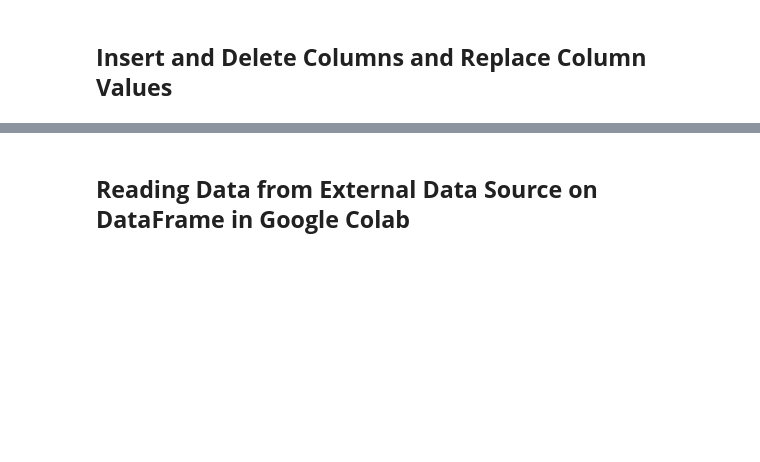
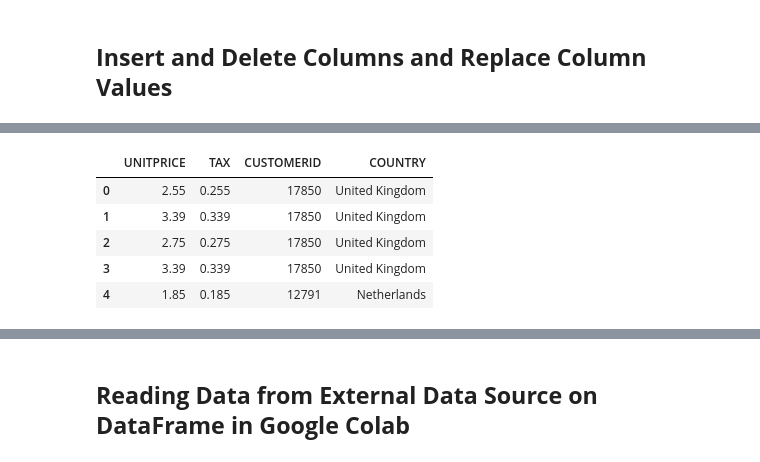
Before and after one commit to toarnabtrainer/Secure-Meter-Classwork, a Jupyter notebook: Pandas.ipynb, the cells around one changed output, grey strips where cells are left out. Cells and saved outputs as stored; diff of their text form; code cells hidden in the pictures; blank space fills up the shorter version.

```diff
--- a/Pandas.ipynb
+++ b/Pandas.ipynb
@@ -1751,0 +1774,10 @@ End of the program...
+# %%
+df1.insert(1, "TAX", df1.UNITPRICE * 0.10)  # inserting column TAX as second column
+display(df1.head())
+# %% [output]
+|  | UNITPRICE | TAX | CUSTOMERID | COUNTRY |
+| 0 | 2.55 | 0.255 | 17850 | United Kingdom |
+| 1 | 3.39 | 0.339 | 17850 | United Kingdom |
+| 2 | 2.75 | 0.275 | 17850 | United Kingdom |
+| 3 | 3.39 | 0.339 | 17850 | United Kingdom |
+| 4 | 1.85 | 0.185 | 12791 | Netherlands |
```
Also changed, not shown: parts of 9 cells of this notebook.
